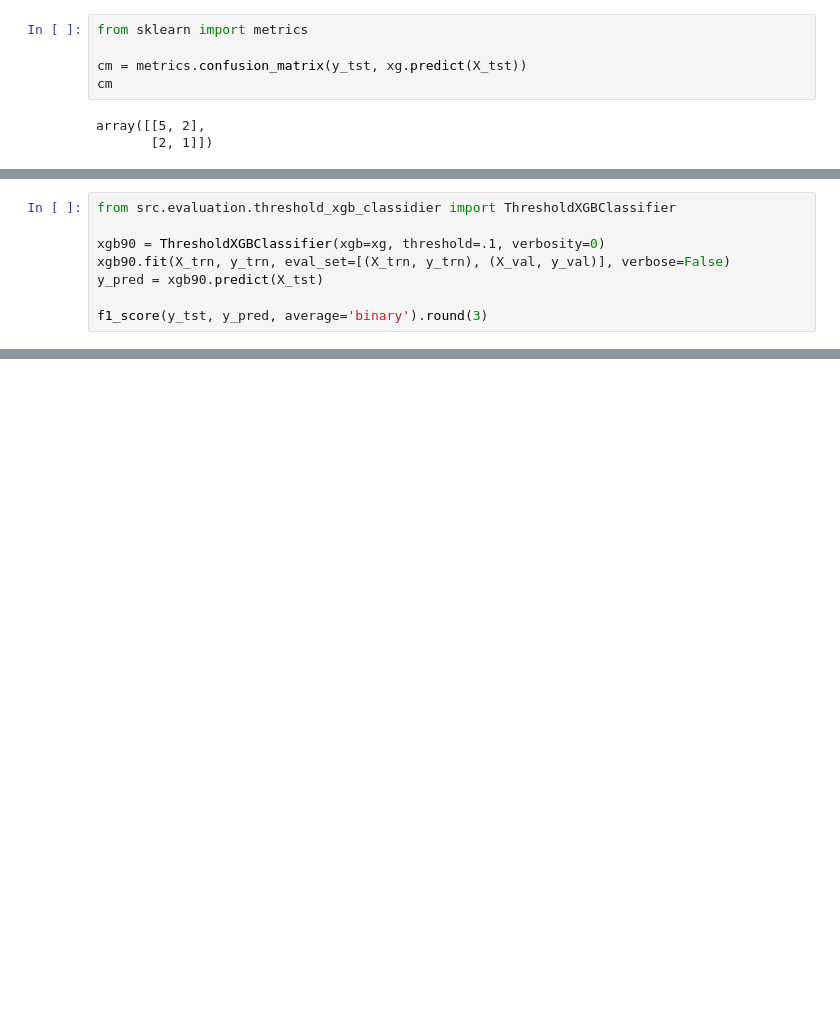
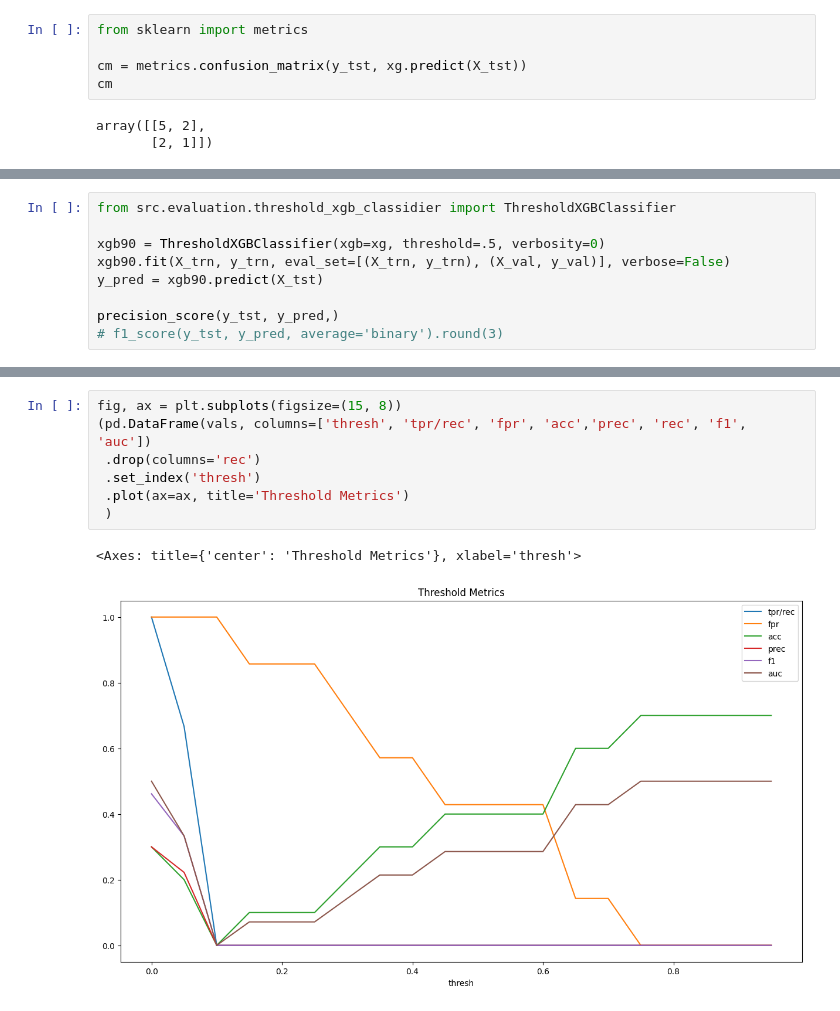
Before and after one commit to kamil0920/football_result_prediction-v2, a Jupyter notebook: src/evaluation/model_evaluation.ipynb, the cells around one changed output, grey strips where cells are left out. Drawn from its saved outputs; the diff is of its cells as text; blank space fills up the shorter version.

```diff
--- a/src/evaluation/model_evaluation.ipynb
+++ b/src/evaluation/model_evaluation.ipynb
@@ -57,9 +51,10 @@ metrics.RocCurveDisplay.from_estimator(xg, X_tst, y_tst,ax=ax)
 # %%
 from src.evaluation.threshold_xgb_classidier import ThresholdXGBClassifier
 
-xgb90 = ThresholdXGBClassifier(xgb=xg, threshold=.1, verbosity=0)
+xgb90 = ThresholdXGBClassifier(xgb=xg, threshold=.5, verbosity=0)
 xgb90.fit(X_trn, y_trn, eval_set=[(X_trn, y_trn), (X_val, y_val)], verbose=False)
 y_pred = xgb90.predict(X_tst)
 
-f1_score(y_tst, y_pred, average='binary').round(3)
+precision_score(y_tst, y_pred,)
+# f1_score(y_tst, y_pred, average='binary').round(3)
 # %% [output]
@@ -66,0 +101,10 @@ np.float64(0.333)
+# %%
+fig, ax = plt.subplots(figsize=(15, 8))
+(pd.DataFrame(vals, columns=['thresh', 'tpr/rec', 'fpr', 'acc','prec', 'rec', 'f1', 'auc'])
+ .drop(columns='rec')
+ .set_index('thresh')
+ .plot(ax=ax, title='Threshold Metrics')
+ )
+# %% [output]
+<Axes: title={'center': 'Threshold Metrics'}, xlabel='thresh'>
+[figure, added]
```
Also changed, not shown: parts of 7 cells of this notebook, 5 other files.
